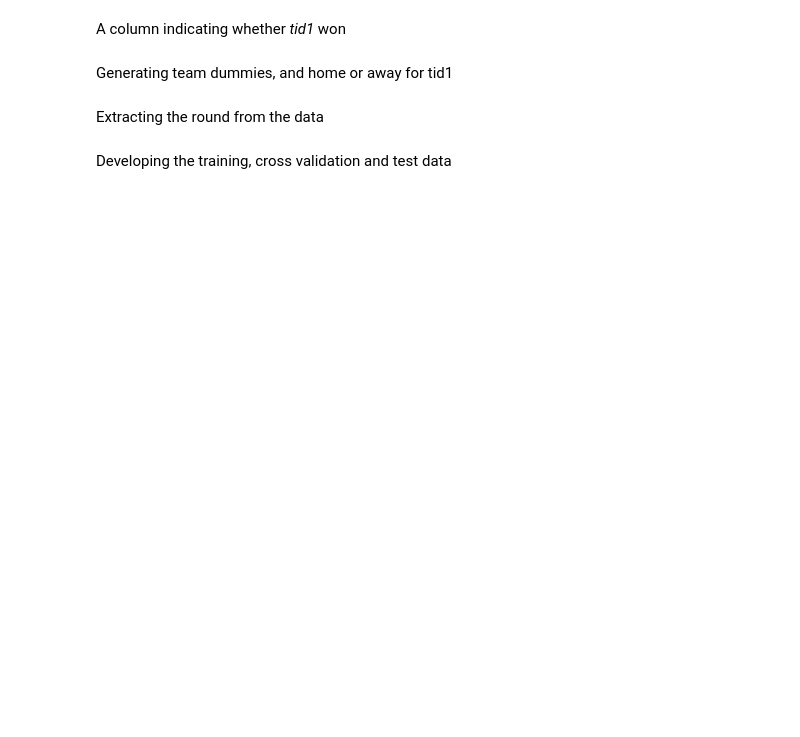
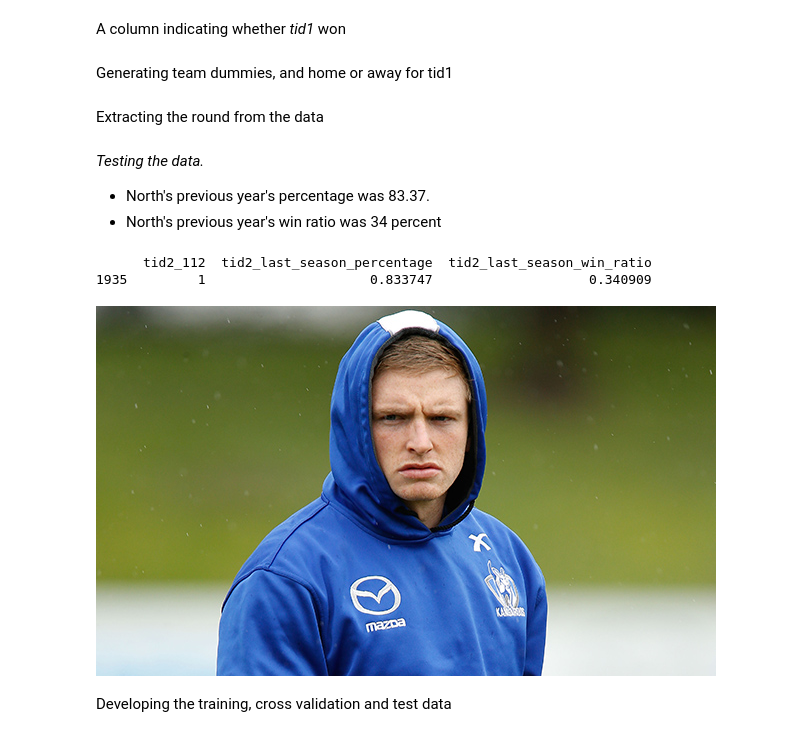
Before and after one commit to patrick-dd/footy-tipping, a Jupyter notebook: features_full_season.ipynb, the cells around one changed output. Drawn from its saved outputs; the diff is of its cells as text; code cells hidden in the pictures; blank space fills up the shorter version.

```diff
--- a/features_full_season.ipynb
+++ b/features_full_season.ipynb
@@ -77,12 +68,14 @@ teams_list = pd.unique(teams['tid'].ravel())
 teams_list_pre_2011 = np.delete(teams_list, [7,8])
 teams_list_pre_2012 = np.delete(teams_list, [8])
 seasons_list = pd.unique(df_train.season.ravel())
-base_year = 2005
+base_year = 2001
 
 for year in range(base_year, 2015+1):
     for team in teams_list_pre_2011:
-        df_train.loc[(df_train['season']==year) & (df_train['tid1']==team), 'tid1_last_season_percentage'] = current_year.loc[year-1, team][0]
-        df_train.loc[(df_train['season']==year) & (df_train['tid2']==team), 'tid2_last_season_percentage'] = current_year.loc[year-1, team][0]
+        df_train.loc[(df_train['season']==year) & (df_train['tid1']==team),
+                     'tid1_last_season_percentage'] = current_year.loc[year-1, team][0]
+        df_train.loc[(df_train['season']==year) & (df_train['tid2']==team),
+                     'tid2_last_season_percentage'] = current_year.loc[year-1, team][0]
 # %%
 # Bloody Gold Coast
 # Give them their first year's percentage as the lagged percentage
@@ -129,28 +132,37 @@ teams_list = pd.unique(teams['tid'].ravel())
 teams_list_pre_2011 = np.delete(teams_list, [7,8])
 teams_list_pre_2012 = np.delete(teams_list, [8])
 seasons_list = pd.unique(df_train.season.ravel())
-base_year = 2005
 
 for year in range(base_year, 2015+1):
     for team in teams_list_pre_2011:
-        df_train.loc[(df_train['season']==year) & (df_train['tid1']==team), 'tid1_last_season_win_ratio'] = tid_points.loc[year-1, team][0]
-        df_train.loc[(df_train['season']==year) & (df_train['tid2']==team), 'tid2_last_season_win_ratio'] = tid_points.loc[year-1, team][0]
+        df_train.loc[(df_train['season']==year) & (df_train['tid1']==team),
+                     'tid1_last_season_win_ratio'] = tid_points.loc[year-1, team][0]
+        df_train.loc[(df_train['season']==year) & (df_train['tid2']==team),
+                     'tid2_last_season_win_ratio'] = tid_points.loc[year-1, team][0]
 # %%
 # Bloody Gold Coast
 # Give them their first year's percentage as the lagged percentage
-df_train.loc[(df_train['season']==2011) & (df_train['tid1']==108), 'tid1_last_season_win_ratio'] = tid_points.loc[2011, 108][0]
-df_train.loc[(df_train['season']==2011) & (df_train['tid2']==108), 'tid2_last_season_win_ratio'] = tid_points.loc[2011, 108][0]
+df_train.loc[(df_train['season']==2011) & (df_train['tid1']==108),
+             'tid1_last_season_win_ratio'] = tid_points.loc[2011, 108][0]
+df_train.loc[(df_train['season']==2011) & (df_train['tid2']==108),
+             'tid2_last_season_win_ratio'] = tid_points.loc[2011, 108][0]
 for year in range(2012, 2015+1):
-    df_train.loc[(df_train['season']==year) & (df_train['tid1']==108), 'tid1_last_season_win_ratio'] = tid_points.loc[year-1, 108][0]
-    df_train.loc[(df_train['season']==year) & (df_train['tid2']==108), 'tid2_last_season_win_ratio'] = tid_points.loc[year-1, 108][0]
+    df_train.loc[(df_train['season']==year) & (df_train['tid1']==108),
+                 'tid1_last_season_win_ratio'] = tid_points.loc[year-1, 108][0]
+    df_train.loc[(df_train['season']==year) & (df_train['tid2']==108),
+                 'tid2_last_season_win_ratio'] = tid_points.loc[year-1, 108][0]
 # %%
 # Bloody GWS
 # Give them their first year's percentage as the lagged percentage
-df_train.loc[(df_train['season']==2012) & (df_train['tid1']==109), 'tid1_last_season_win_ratio'] = tid_points.loc[2012, 109][0]
-df_train.loc[(df_train['season']==2012) & (df_train['tid2']==109), 'tid2_last_season_win_ratio'] = tid_points.loc[2012, 109][0]
+df_train.loc[(df_train['season']==2012) & (df_train['tid1']==109),
+             'tid1_last_season_win_ratio'] = tid_points.loc[2012, 109][0]
+df_train.loc[(df_train['season']==2012) & (df_train['tid2']==109),
+             'tid2_last_season_win_ratio'] = tid_points.loc[2012, 109][0]
 for year in range(2013, 2015+1):
-    df_train.loc[(df_train['season']==year) & (df_train['tid1']==109), 'tid1_last_season_win_ratio'] = tid_points.loc[year-1, 109][0]
-    df_train.loc[(df_train['season']==year) & (df_train['tid2']==109), 'tid2_last_season_win_ratio'] = tid_points.loc[year-1, 109][0]
+    df_train.loc[(df_train['season']==year) & (df_train['tid1']==109),
+                 'tid1_last_season_win_ratio'] = tid_points.loc[year-1, 109][0]
+    df_train.loc[(df_train['season']==year) & (df_train['tid2']==109),
+                 'tid2_last_season_win_ratio'] = tid_points.loc[year-1, 109][0]
 # %% [markdown]
 A column indicating whether *tid1* won
 # %%
@@ -165,6 +177,20 @@ df_train = pd.get_dummies(df_train, columns=["tid1", "tid2", "tid1_loc"])
 Extracting the round from the data
 # %%
 df_train["round"] = df_train["round"].str.slice(1).astype(int)
+# %% [markdown]
+*Testing the data.*
+
+- North's previous year's percentage was 83.37.
+- North's previous year's win ratio was 34 percent
+# %%
+df_pruf = df_train
+df_pruf = df_pruf[(df_pruf['season']==2010) & (df_pruf['round']==22)]
+print df_pruf[['tid2_112', 'tid2_last_season_percentage', 'tid2_last_season_win_ratio']][7:]
+Image(filename='jz.jpg')
+# %% [output]
+      tid2_112  tid2_last_season_percentage  tid2_last_season_win_ratio
+1935         1                     0.833747                    0.340909
+[figure, added]
 # %% [markdown]
 Developing the training, cross validation and test data
 # %%
```
Also changed, not shown: parts of 9 cells of this notebook, 12 other files.
